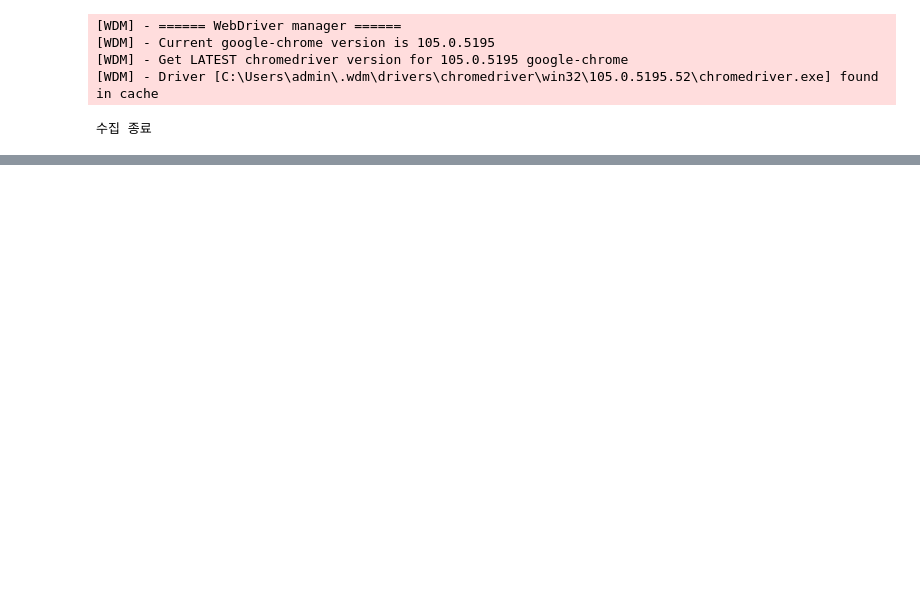
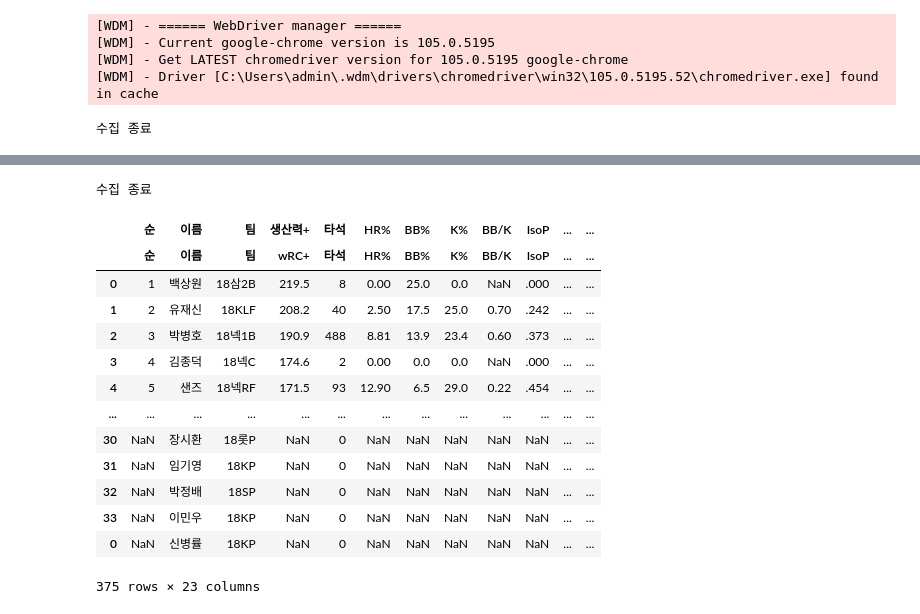
Before and after one commit to minstrel1149/Statiz_Project_3.1, a Jupyter notebook: statiz_3.1_practice.ipynb, the cells around one changed output, grey strips where cells are left out. Cells and saved outputs as stored; diff of their text form; code cells hidden in the pictures; blank space fills up the shorter version.

```diff
--- a/statiz_3.1_practice.ipynb
+++ b/statiz_3.1_practice.ipynb
@@ -66,0 +67,39 @@ hit_basic_df
+# %%
+driver.get(record_site['타격확장'])
+hit_expand_df_list = []
+while True:
+    page = driver.page_source
+    # Statiz 페이지가 두 DataFrame의 리스트 형식으로 되어있어, 두 번째꺼를 추출
+    df = pd.read_html(page)[1]
+    # 추출한 DataFrame을 hit_expand_df_list에 추가
+    hit_expand_df_list.append(df)
+    try:
+        html = driver.find_element(By.TAG_NAME, 'html')
+        next_link = driver.find_element(By.LINK_TEXT, '다음')
+        html.send_keys(Keys.END)
+        time.sleep(0.5)
+        next_link.click()
+        time.sleep(0.5)
+    except:
+        print('수집 종료')
+        break
+# %% [output]
+수집 종료
+# %%
+hit_expand_df = pd.concat(hit_expand_df_list)
+hit_expand_df
+# %% [output]
+|  | 순 | 이름 | 팀 | 생산력+ | 타석 | HR% | BB% | K% | BB/K | IsoP | ... | ... |
+|  | 순 | 이름 | 팀 | wRC+ | 타석 | HR% | BB% | K% | BB/K | IsoP | ... | ... |
+| 0 | 1 | 백상원 | 18삼2B | 219.5 | 8 | 0.00 | 25.0 | 0.0 | NaN | .000 | ... | ... |
+| 1 | 2 | 유재신 | 18KLF | 208.2 | 40 | 2.50 | 17.5 | 25.0 | 0.70 | .242 | ... | ... |
+| 2 | 3 | 박병호 | 18넥1B | 190.9 | 488 | 8.81 | 13.9 | 23.4 | 0.60 | .373 | ... | ... |
+| 3 | 4 | 김종덕 | 18넥C | 174.6 | 2 | 0.00 | 0.0 | 0.0 | NaN | .000 | ... | ... |
+| 4 | 5 | 샌즈 | 18넥RF | 171.5 | 93 | 12.90 | 6.5 | 29.0 | 0.22 | .454 | ... | ... |
+| ... | ... | ... | ... | ... | ... | ... | ... | ... | ... | ... | ... | ... |
+| 30 | NaN | 장시환 | 18롯P | NaN | 0 | NaN | NaN | NaN | NaN | NaN | ... | ... |
+| 31 | NaN | 임기영 | 18KP | NaN | 0 | NaN | NaN | NaN | NaN | NaN | ... | ... |
+| 32 | NaN | 박정배 | 18SP | NaN | 0 | NaN | NaN | NaN | NaN | NaN | ... | ... |
+| 33 | NaN | 이민우 | 18KP | NaN | 0 | NaN | NaN | NaN | NaN | NaN | ... | ... |
+| 0 | NaN | 신병률 | 18KP | NaN | 0 | NaN | NaN | NaN | NaN | NaN | ... | ... |
+375 rows × 23 columns
```
Also changed, not shown: parts of 7 cells of this notebook.
